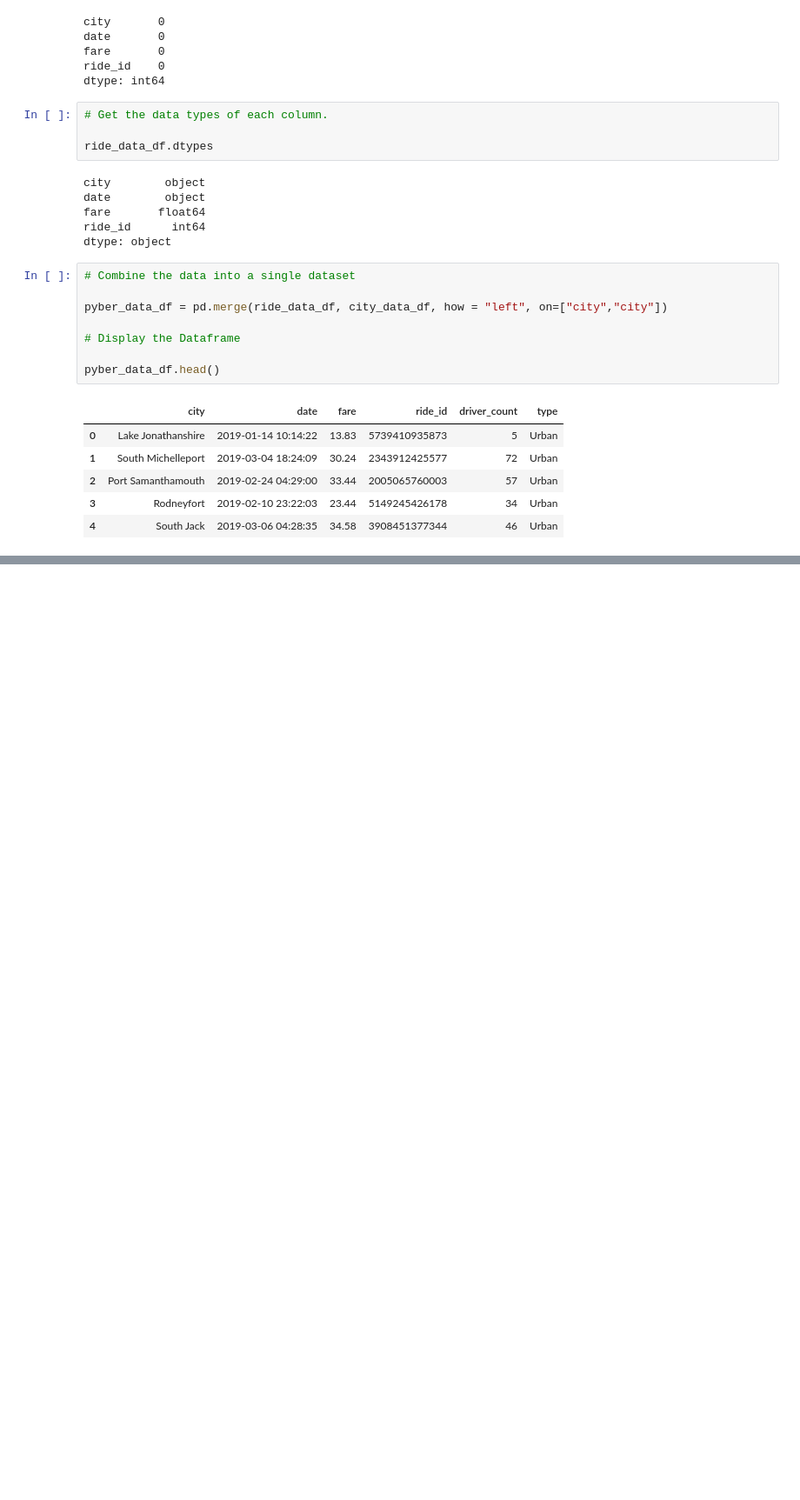
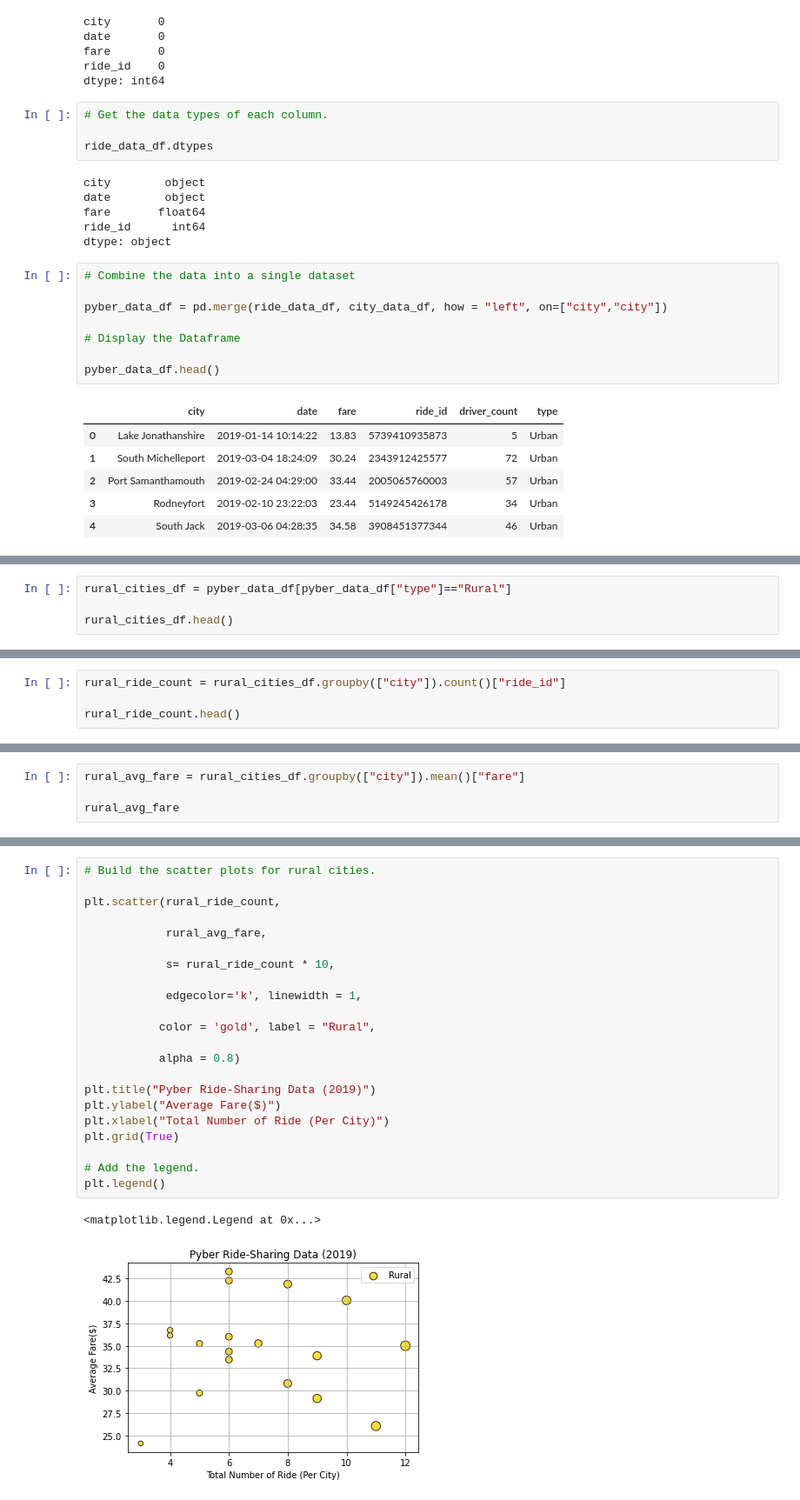
Before and after one commit to wero8a/PyBer_Analysis, a Jupyter notebook: Pyber.ipynb, the cells around one changed output, grey strips where cells are left out. Shown at 87% size. Saved outputs shown, nothing was run; the diff lists cells and outputs as text; blank space fills up the shorter version.

```diff
--- a/Pyber.ipynb
+++ b/Pyber.ipynb
@@ -148,0 +173,4 @@ pyber_data_df.head()
+# %%
+rural_cities_df = pyber_data_df[pyber_data_df["type"]=="Rural"]
+
+rural_cities_df.head()
@@ -148,0 +210,4 @@ pyber_data_df.head()
+# %%
+rural_ride_count = rural_cities_df.groupby(["city"]).count()["ride_id"]
+
+rural_ride_count.head()
@@ -148,0 +264,4 @@ pyber_data_df.head()
+# %%
+rural_avg_fare = rural_cities_df.groupby(["city"]).mean()["fare"]
+
+rural_avg_fare
@@ -148,0 +405,25 @@ pyber_data_df.head()
+# %%
+# Build the scatter plots for rural cities.
+
+plt.scatter(rural_ride_count,
+
+            rural_avg_fare,
+
+            s= rural_ride_count * 10,
+
+            edgecolor='k', linewidth = 1,
+
+           color = 'gold', label = "Rural",
+
+           alpha = 0.8)
+
+plt.title("Pyber Ride-Sharing Data (2019)")
+plt.ylabel("Average Fare($)")
+plt.xlabel("Total Number of Ride (Per City)")
+plt.grid(True)
+
+# Add the legend.
+plt.legend()
+# %% [output]
+<matplotlib.legend.Legend at 0x...>
+[figure, added]
```
Also changed, not shown: parts of 15 cells of this notebook, 1 other file.
